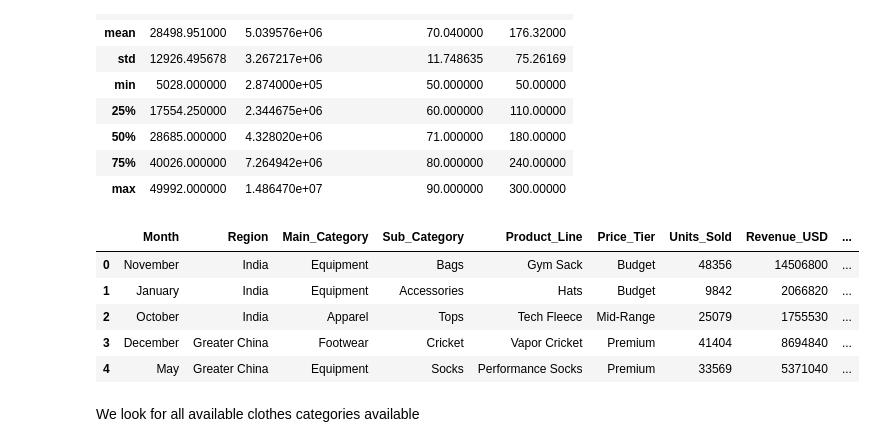
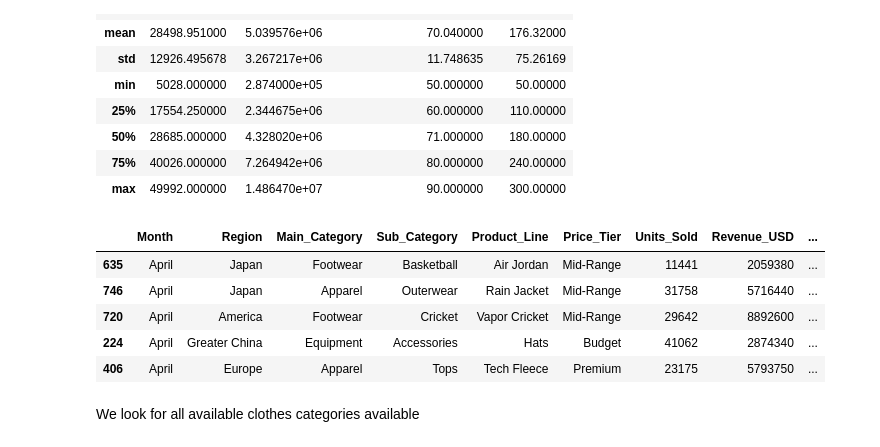
Before and after one commit to gas2345678/data_analysis-portfolio, a Jupyter notebook: Python/data_analysis_visualizations/nike_sales_2024.ipynb, the cells around one changed output. Cells and saved outputs as stored; diff of their text form; code cells hidden in the pictures.

```diff
--- a/Python/data_analysis_visualizations/nike_sales_2024.ipynb
+++ b/Python/data_analysis_visualizations/nike_sales_2024.ipynb
@@ -49,14 +49,16 @@ df = df.dropna()
 # %%
 #Add a percentage value to the 10th for a easiest reading
 df = df.rename(columns={"Online_Sales_Percentage": "Online_Sales_Percentages(%)"})
-df.head()
+
+df = df.sort_values(by="Month",ascending=True)
+df.head(5)
 # %% [output]
 |  | Month | Region | Main_Category | Sub_Category | Product_Line | Price_Tier | Units_Sold | Revenue_USD | ... |
-| 0 | November | India | Equipment | Bags | Gym Sack | Budget | 48356 | 14506800 | ... |
-| 1 | January | India | Equipment | Accessories | Hats | Budget | 9842 | 2066820 | ... |
-| 2 | October | India | Apparel | Tops | Tech Fleece | Mid-Range | 25079 | 1755530 | ... |
-| 3 | December | Greater China | Footwear | Cricket | Vapor Cricket | Premium | 41404 | 8694840 | ... |
-| 4 | May | Greater China | Equipment | Socks | Performance Socks | Premium | 33569 | 5371040 | ... |
+| 635 | April | Japan | Footwear | Basketball | Air Jordan | Mid-Range | 11441 | 2059380 | ... |
+| 746 | April | Japan | Apparel | Outerwear | Rain Jacket | Mid-Range | 31758 | 5716440 | ... |
+| 720 | April | America | Footwear | Cricket | Vapor Cricket | Mid-Range | 29642 | 8892600 | ... |
+| 224 | April | Greater China | Equipment | Accessories | Hats | Budget | 41062 | 2874340 | ... |
+| 406 | April | Europe | Apparel | Tops | Tech Fleece | Premium | 23175 | 5793750 | ... |
 # %% [markdown]
 We look for all available clothes categories available
 # %%
```
Also changed, not shown: parts of 4 cells of this notebook, 2 other files.
